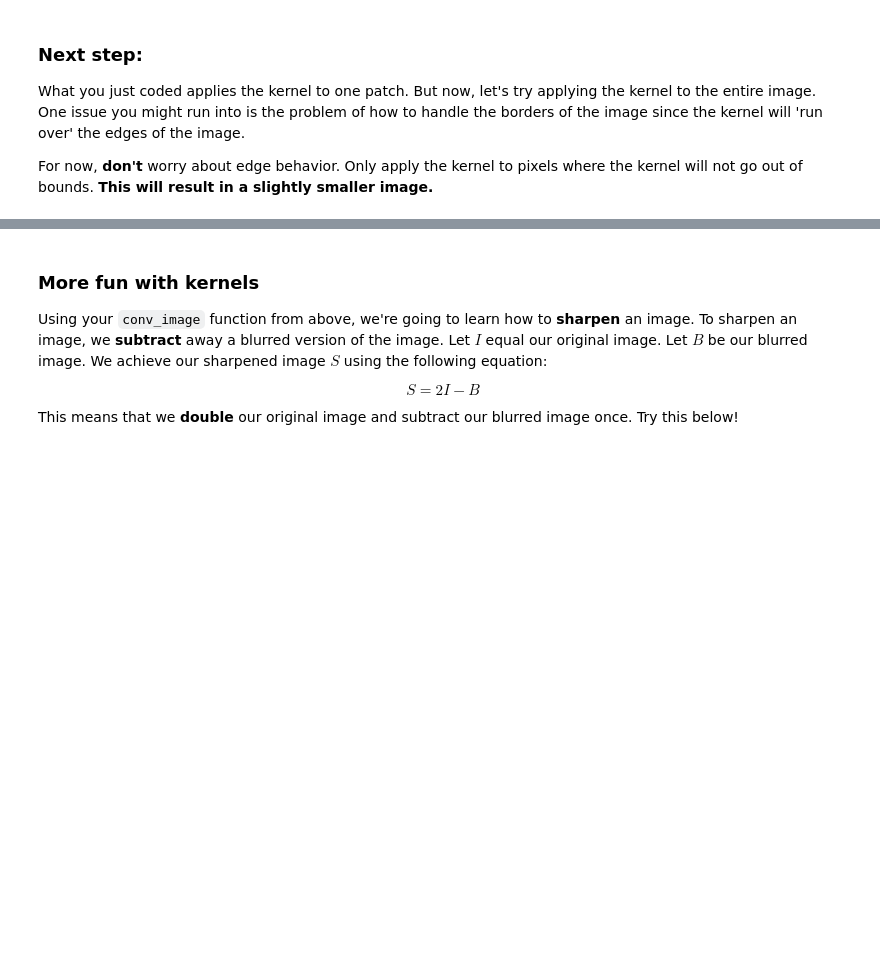
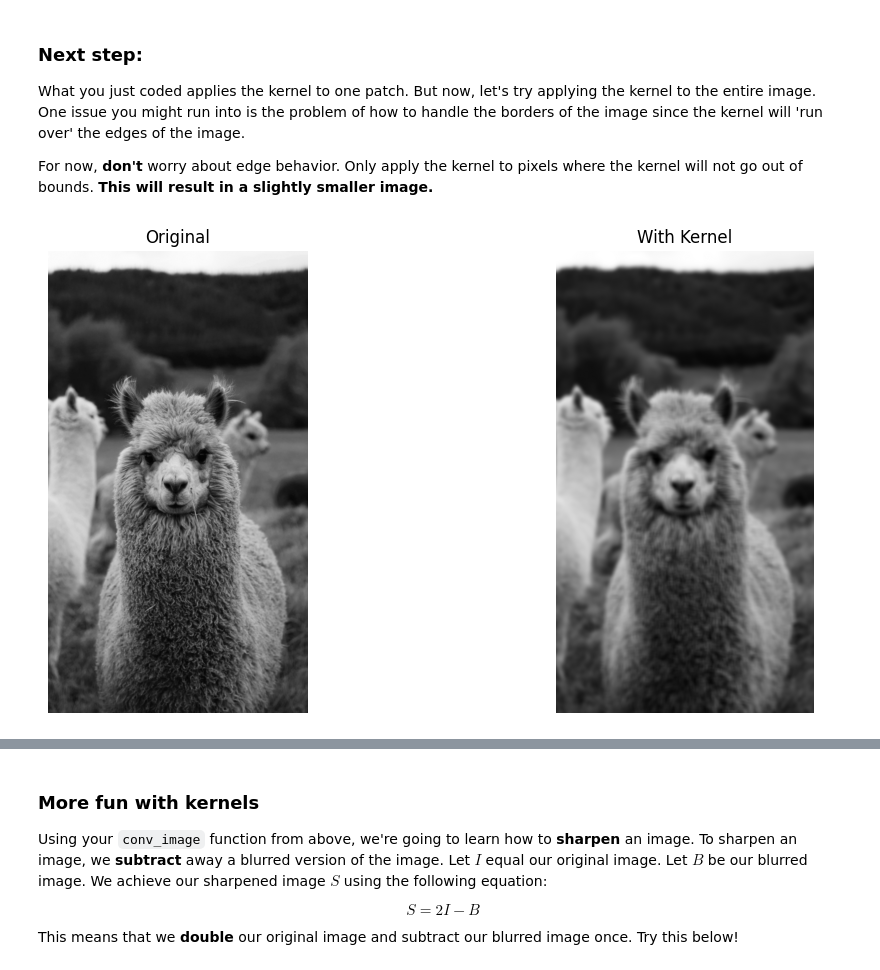
Before and after one commit to Vardan2009/Discover-Comp-Photo, a Jupyter notebook: 02-Conv/conv_intro.ipynb, the cells around one changed output, grey strips where cells are left out. Drawn from its saved outputs; the diff is of its cells as text; code cells hidden in the pictures; blank space fills up the shorter version.

```diff
--- a/02-Conv/conv_intro.ipynb
+++ b/02-Conv/conv_intro.ipynb
@@ -62,35 +62,47 @@ For now, **don't** worry about edge behavior. Only apply the kernel to pixels wh
 # %%
 # Task 2: More on Convolution
 import cv2
 import numpy as np
 import matplotlib.pyplot as plt
 
 img = cv2.imread('images/llama_bw.jpg', cv2.IMREAD_GRAYSCALE)
 
 # YOUR CODE HERE
 def conv_image(img, kernel):
     """
     Apply a convolution with the kernel K onto the image patch.
     """
-    # YOUR CODE HERE
-    return
+    img = img.astype(np.float32)
+    h, w = img.shape
+    kh, kw = kernel.shape
+    output_shape = (h - kh + 1, w - kw + 1)
+
+    output = np.zeros(output_shape, dtype=np.float32)
+
+    for y in range(output_shape[0]):
+        for x in range(output_shape[1]):
+            patch = img[y:y+kh, x:x+kw]
+            output[y, x] = np.sum(patch * kernel)
+    return output
 
 def blur_image(img):
     kernel = np.ones((10,10), dtype=np.float32) / 100
     return conv_image(img, kernel)
 
 blurred = blur_image(img)
 # Show the result
 plt.figure(figsize=(12, 6))
 plt.subplot(1,2,1)
 plt.title("Original")
 plt.imshow(img, cmap='gray')
 plt.axis('off')
 plt.subplot(1,2,2)
 plt.title("With Kernel")
 plt.imshow(blurred, cmap='gray')
 plt.axis('off')
 plt.show()
+# %% [output]
+[figure, added]
 # %% [markdown]
 ### Handling Edges in Convolution
 
```
Also changed, not shown: parts of 3 cells of this notebook, 2 other files.
